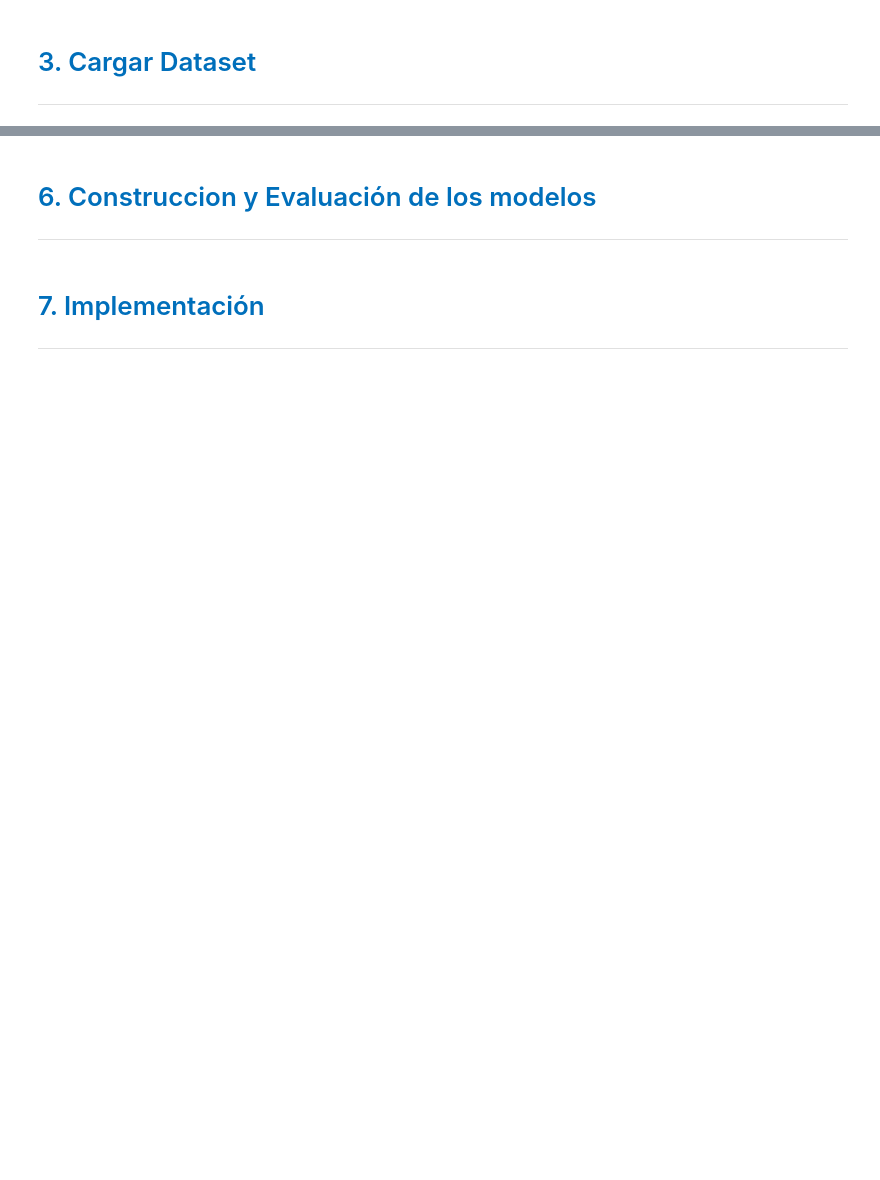
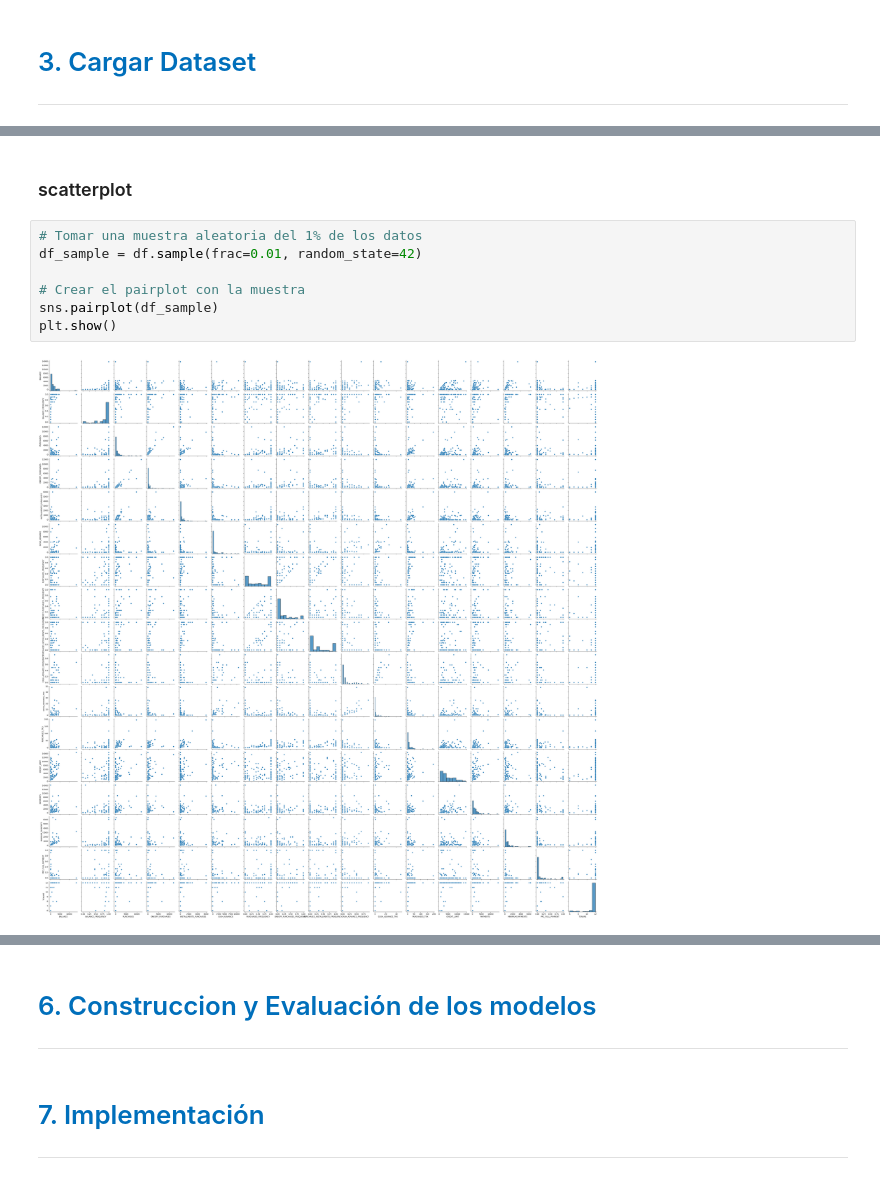
Before and after one commit to Ael-Dev/projects-of-data-science-applied-to-business, a Jupyter notebook: end_to_end/market_segmentation.ipynb/End_to_End_Customer_Segmentation.ipynb, the cells around one changed output, grey strips where cells are left out. Drawn from its saved outputs; the diff is of its cells as text; blank space fills up the shorter version.

```diff
--- a/end_to_end/market_segmentation.ipynb/End_to_End_Customer_Segmentation.ipynb
+++ b/end_to_end/market_segmentation.ipynb/End_to_End_Customer_Segmentation.ipynb
@@ -60,0 +300,11 @@ ___
+# %% [markdown]
+### scatterplot
+# %%
+# Tomar una muestra aleatoria del 1% de los datos
+df_sample = df.sample(frac=0.01, random_state=42)
+
+# Crear el pairplot con la muestra
+sns.pairplot(df_sample)
+plt.show()
+# %% [output]
+[figure, added]
```
Also changed, not shown: parts of 28 cells of this notebook.
